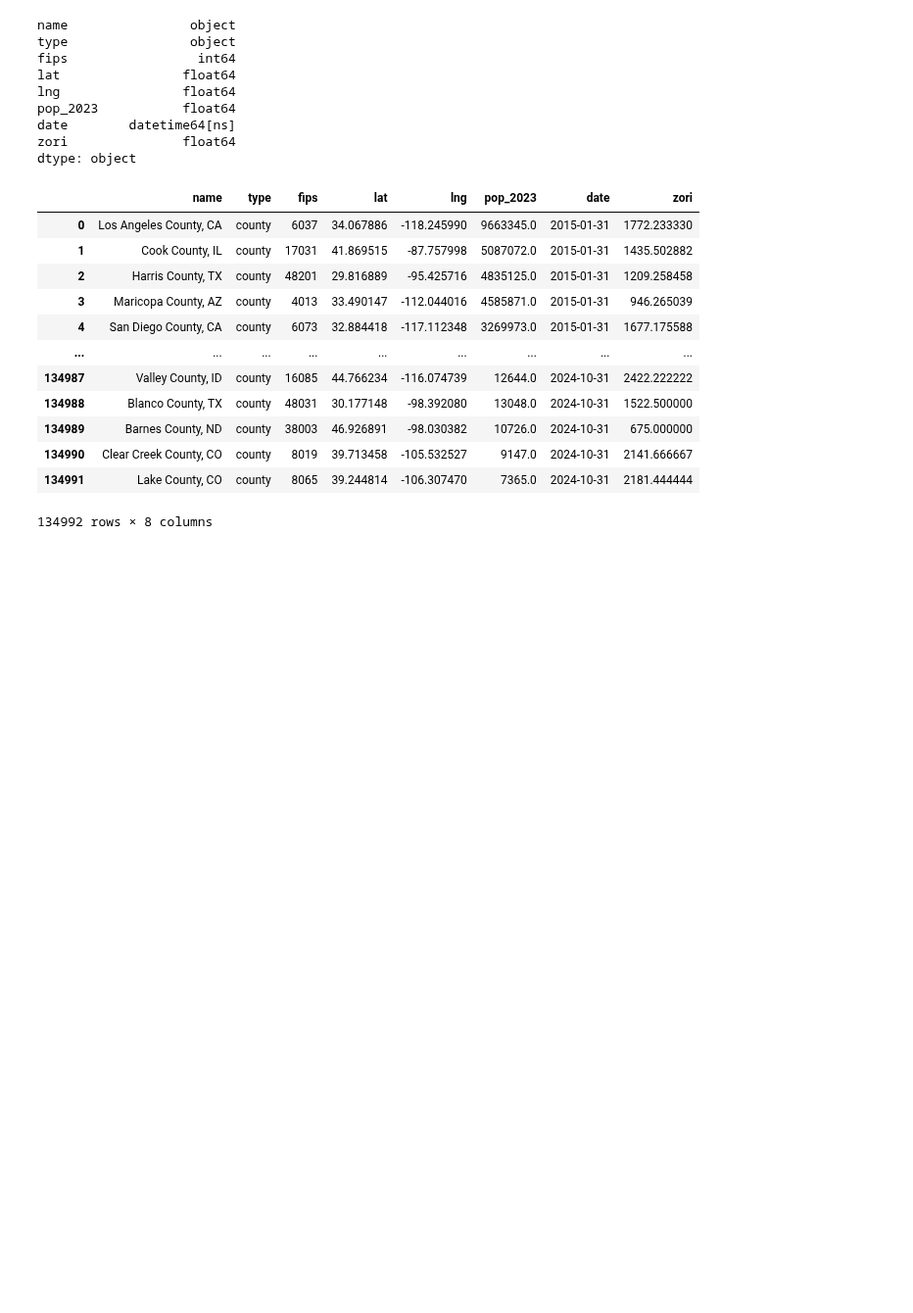
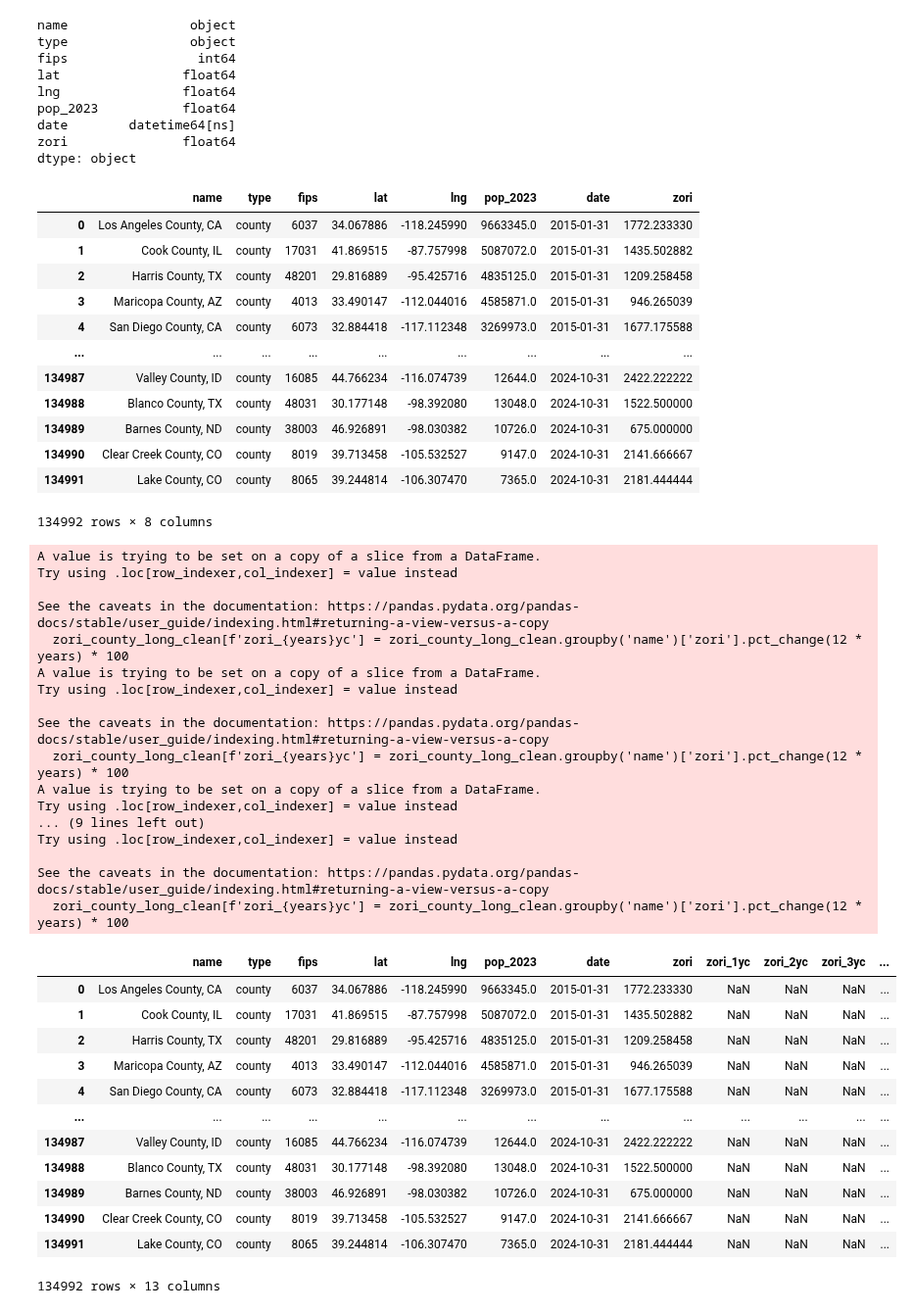
Before and after one commit to gmelmed/gmelmed.github.io, a Jupyter notebook: final_project/zillow_data_cleaning.ipynb, the cells around one changed output. Shown at 98% size. Saved outputs shown, nothing was run; the diff lists cells and outputs as text; code cells hidden in the pictures; blank space fills up the shorter version.

```diff
--- a/final_project/zillow_data_cleaning.ipynb
+++ b/final_project/zillow_data_cleaning.ipynb
@@ -701,3 +701,40 @@ zori_county_long_clean
 | 134990 | Clear Creek County, CO | county | 8019 | 39.713458 | -105.532527 | 9147.0 | 2024-10-31 | 2141.666667 |
 | 134991 | Lake County, CO | county | 8065 | 39.244814 | -106.307470 | 7365.0 | 2024-10-31 | 2181.444444 |
 134992 rows × 8 columns
+# %%
+# create 1-5 year percent change columns
+for years in range(1, 6):
+    zori_county_long_clean[f'zori_{years}yc'] = zori_county_long_clean.groupby('name')['zori'].pct_change(12 * years) * 100
+
+zori_county_long_clean
+# %% [output]
+A value is trying to be set on a copy of a slice from a DataFrame.
+Try using .loc[row_indexer,col_indexer] = value instead
+
+See the caveats in the documentation: https://pandas.pydata.org/pandas-docs/stable/user_guide/indexing.html#returning-a-view-versus-a-copy
+  zori_county_long_clean[f'zori_{years}yc'] = zori_county_long_clean.groupby('name')['zori'].pct_change(12 * years) * 100
+A value is trying to be set on a copy of a slice from a DataFrame.
+Try using .loc[row_indexer,col_indexer] = value instead
+
+See the caveats in the documentation: https://pandas.pydata.org/pandas-docs/stable/user_guide/indexing.html#returning-a-view-versus-a-copy
+  zori_county_long_clean[f'zori_{years}yc'] = zori_county_long_clean.groupby('name')['zori'].pct_change(12 * years) * 100
+A value is trying to be set on a copy of a slice from a DataFrame.
+Try using .loc[row_indexer,col_indexer] = value instead
+... (9 lines left out)
+Try using .loc[row_indexer,col_indexer] = value instead
+
+See the caveats in the documentation: https://pandas.pydata.org/pandas-docs/stable/user_guide/indexing.html#returning-a-view-versus-a-copy
+  zori_county_long_clean[f'zori_{years}yc'] = zori_county_long_clean.groupby('name')['zori'].pct_change(12 * years) * 100
+|  | name | type | fips | lat | lng | pop_2023 | date | zori | zori_1yc | zori_2yc | zori_3yc | ... |
+| 0 | Los Angeles County, CA | county | 6037 | 34.067886 | -118.245990 | 9663345.0 | 2015-01-31 | 1772.233330 | NaN | NaN | NaN | ... |
+| 1 | Cook County, IL | county | 17031 | 41.869515 | -87.757998 | 5087072.0 | 2015-01-31 | 1435.502882 | NaN | NaN | NaN | ... |
+| 2 | Harris County, TX | county | 48201 | 29.816889 | -95.425716 | 4835125.0 | 2015-01-31 | 1209.258458 | NaN | NaN | NaN | ... |
+| 3 | Maricopa County, AZ | county | 4013 | 33.490147 | -112.044016 | 4585871.0 | 2015-01-31 | 946.265039 | NaN | NaN | NaN | ... |
+| 4 | San Diego County, CA | county | 6073 | 32.884418 | -117.112348 | 3269973.0 | 2015-01-31 | 1677.175588 | NaN | NaN | NaN | ... |
+| ... | ... | ... | ... | ... | ... | ... | ... | ... | ... | ... | ... | ... |
+| 134987 | Valley County, ID | county | 16085 | 44.766234 | -116.074739 | 12644.0 | 2024-10-31 | 2422.222222 | NaN | NaN | NaN | ... |
+| 134988 | Blanco County, TX | county | 48031 | 30.177148 | -98.392080 | 13048.0 | 2024-10-31 | 1522.500000 | NaN | NaN | NaN | ... |
+| 134989 | Barnes County, ND | county | 38003 | 46.926891 | -98.030382 | 10726.0 | 2024-10-31 | 675.000000 | NaN | NaN | NaN | ... |
+| 134990 | Clear Creek County, CO | county | 8019 | 39.713458 | -105.532527 | 9147.0 | 2024-10-31 | 2141.666667 | NaN | NaN | NaN | ... |
+| 134991 | Lake County, CO | county | 8065 | 39.244814 | -106.307470 | 7365.0 | 2024-10-31 | 2181.444444 | NaN | NaN | NaN | ... |
+134992 rows × 13 columns
```
Also changed, not shown: parts of 2 cells of this notebook.
